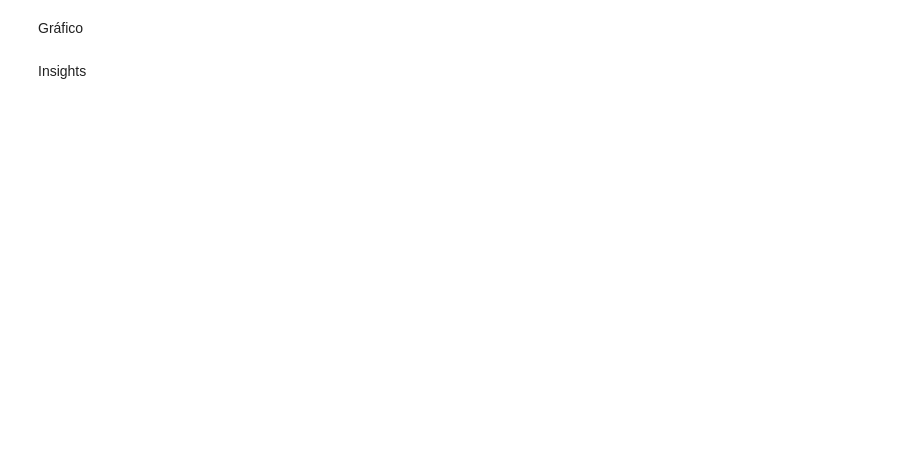
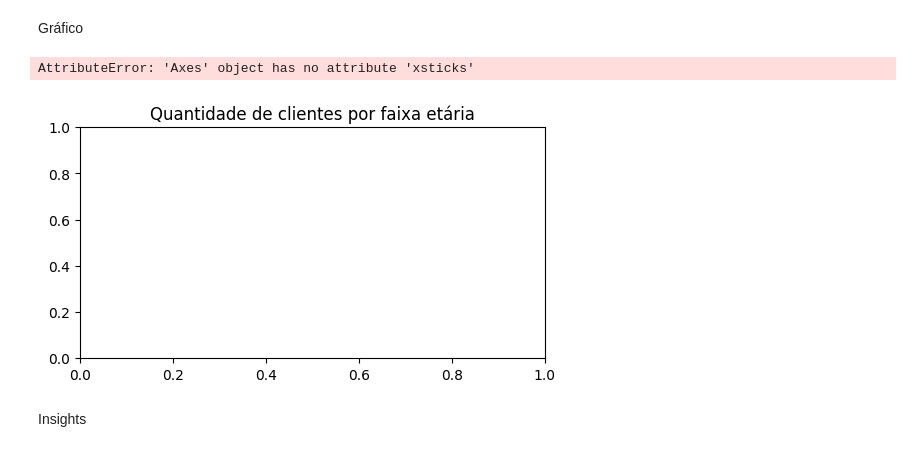
Before and after one commit to ricardo-paganini/Analytics-MarketingBanco, a Jupyter notebook: Analytics-MarketingBanco.ipynb, the cells around one changed output. Saved outputs shown, nothing was run; the diff lists cells and outputs as text; code cells hidden in the pictures; blank space fills up the shorter version.

```diff
--- a/Analytics-MarketingBanco.ipynb
+++ b/Analytics-MarketingBanco.ipynb
@@ -143,4 +155,9 @@ display(data)
 # %% [markdown]
 Gráfico
+# %%
+h.bar_plot(data,'Faixa','Frequência Absoluta','Quantidade de clientes por faixa etária')
+# %% [output]
+AttributeError: 'Axes' object has no attribute 'xsticks'
+[figure, added]
 # %% [markdown]
 Insights
```
Also changed, not shown: parts of 15 cells of this notebook, 2 other files.
